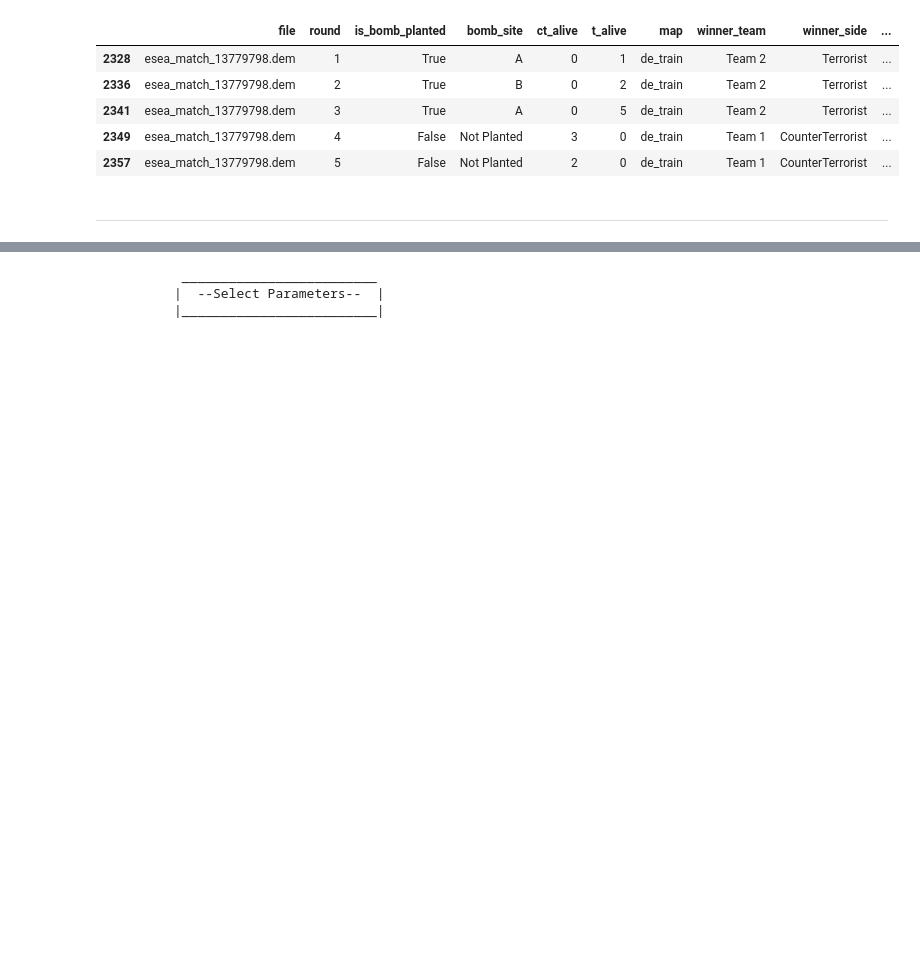
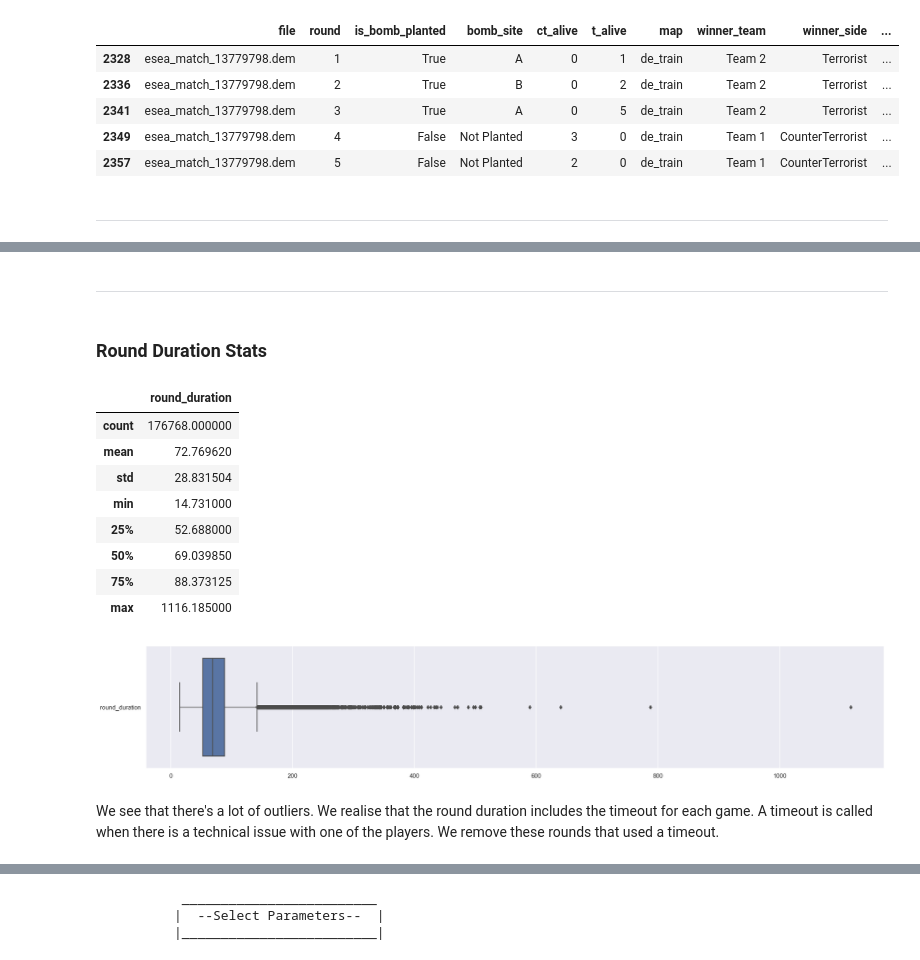
Before and after one commit to fattycuty/DSAI-Mini-Project, a Jupyter notebook: DS Mini-Project.ipynb, the cells around one changed output, grey strips where cells are left out. Drawn from its saved outputs; the diff is of its cells as text; code cells hidden in the pictures; blank space fills up the shorter version.

```diff
--- a/DS Mini-Project.ipynb
+++ b/DS Mini-Project.ipynb
@@ -54,5 +54,5 @@ Add <b>round_duration</b> by subtracting end-start seconds.
 # %%
-demo_updated_df = demo_df.assign(round_duration=lambda x: x.end_seconds - x.start_seconds)
+demo_updated_df = demo_df.assign(round_duration=lambda x: x.end_seconds - x.start_seconds - 15) # 15 seconds is the buying time each round is given
 demo_updated_df.head()
 # %% [output]
 |  | file | map | round | start_seconds | end_seconds | winner_team | winner_side | round_type | ... |
@@ -348,0 +401,22 @@ ___
+# %% [markdown]
+___
+# %% [markdown]
+### Round Duration Stats
+# %%
+f = plt.figure(figsize=(24, 4))
+rd = round_end_stats_df[['round_duration']]
+sb.boxplot(data = rd, orient = "h")
+rd.describe()
+# %% [output]
+|  | round_duration |
+| count | 176768.000000 |
+| mean | 72.769620 |
+| std | 28.831504 |
+| min | 14.731000 |
+| 25% | 52.688000 |
+| 50% | 69.039850 |
+| 75% | 88.373125 |
+| max | 1116.185000 |
+[figure, added]
+# %% [markdown]
+We see that there's a lot of outliers. We realise that the round duration includes the timeout for each game. A timeout is called when there is a technical issue with one of the players. We remove these rounds that used a timeout.
```
Also changed, not shown: parts of 52 cells of this notebook.
